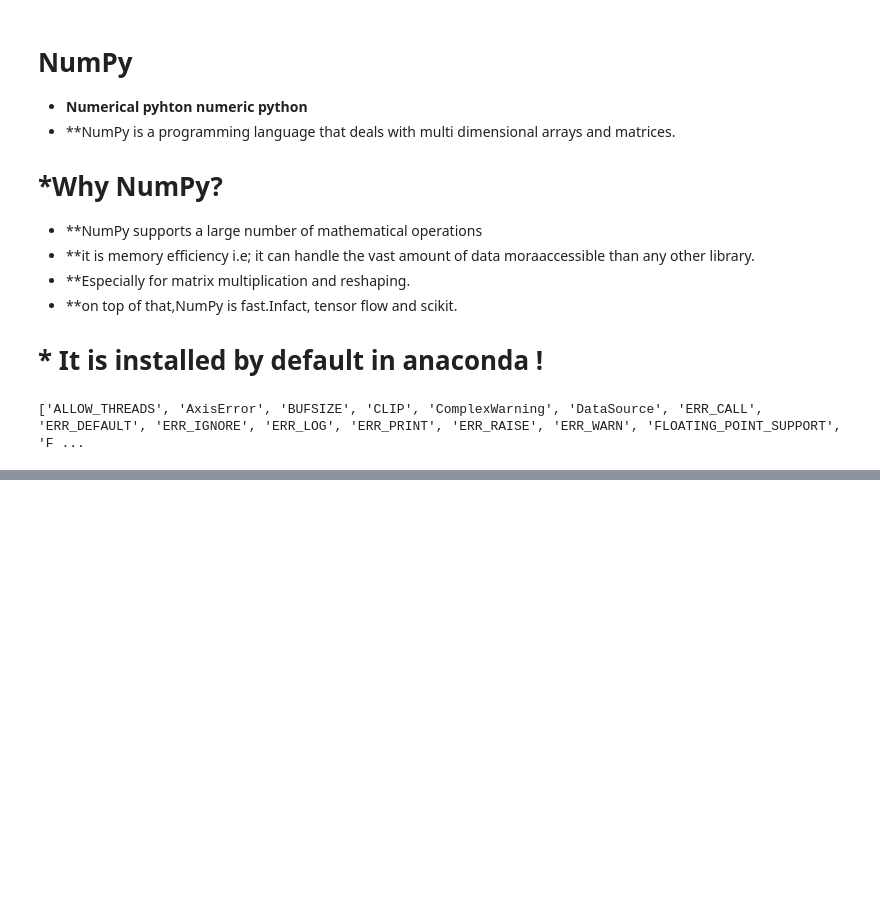
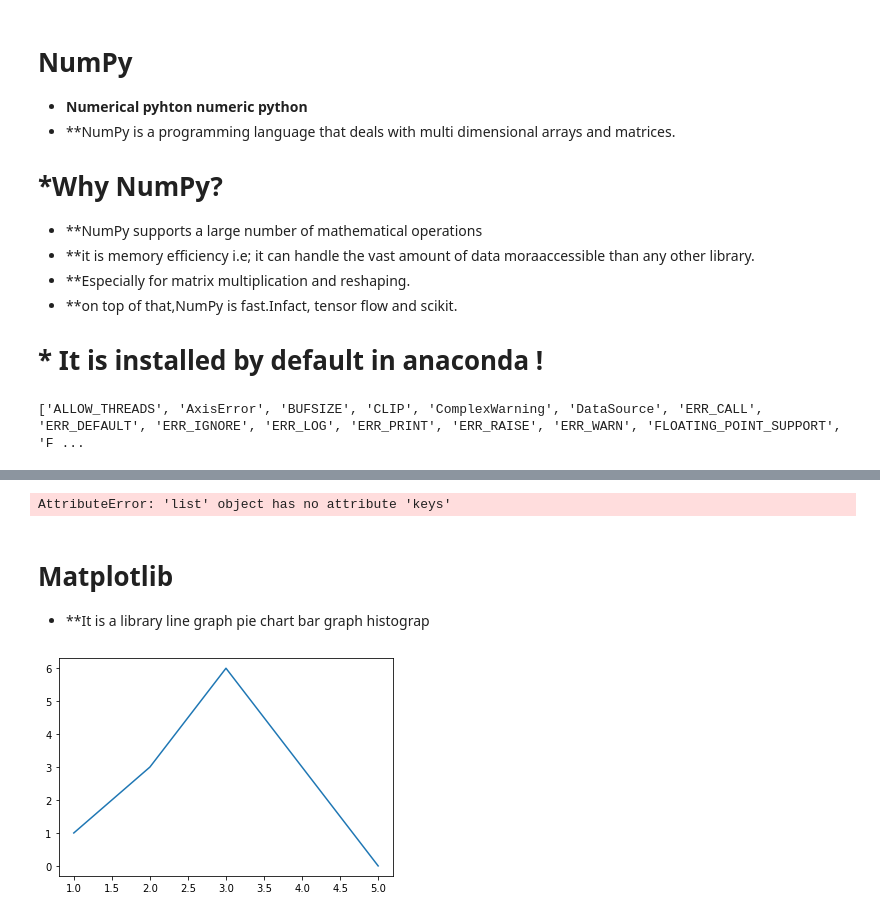
Before and after one commit to ShaikShabeena5E7/APSSDCpython, a Jupyter notebook: 20-april-2021.ipynb, the cells around one changed output, grey strips where cells are left out. Saved outputs shown, nothing was run; the diff lists cells and outputs as text; code cells hidden in the pictures; blank space fills up the shorter version.

```diff
--- a/20-april-2021.ipynb
+++ b/20-april-2021.ipynb
@@ -135,0 +256,5 @@ array
+# %%
+for i in df.keys():
+    print(i,end=' ')
+# %% [output]
+AttributeError: 'list' object has no attribute 'keys'
@@ -135,0 +270,14 @@ array
+# %% [markdown]
+#  Matplotlib
+* **It is a library
+line graph
+pie chart
+bar graph
+histograp
+# %%
+## line graph
+from matplotlib import pyplot as plt
+plt.plot([1,2,3,5],[1,3,6,0])
+plt.show()
+# %% [output]
+[figure, added]
```
Also changed, not shown: parts of 30 cells of this notebook.
